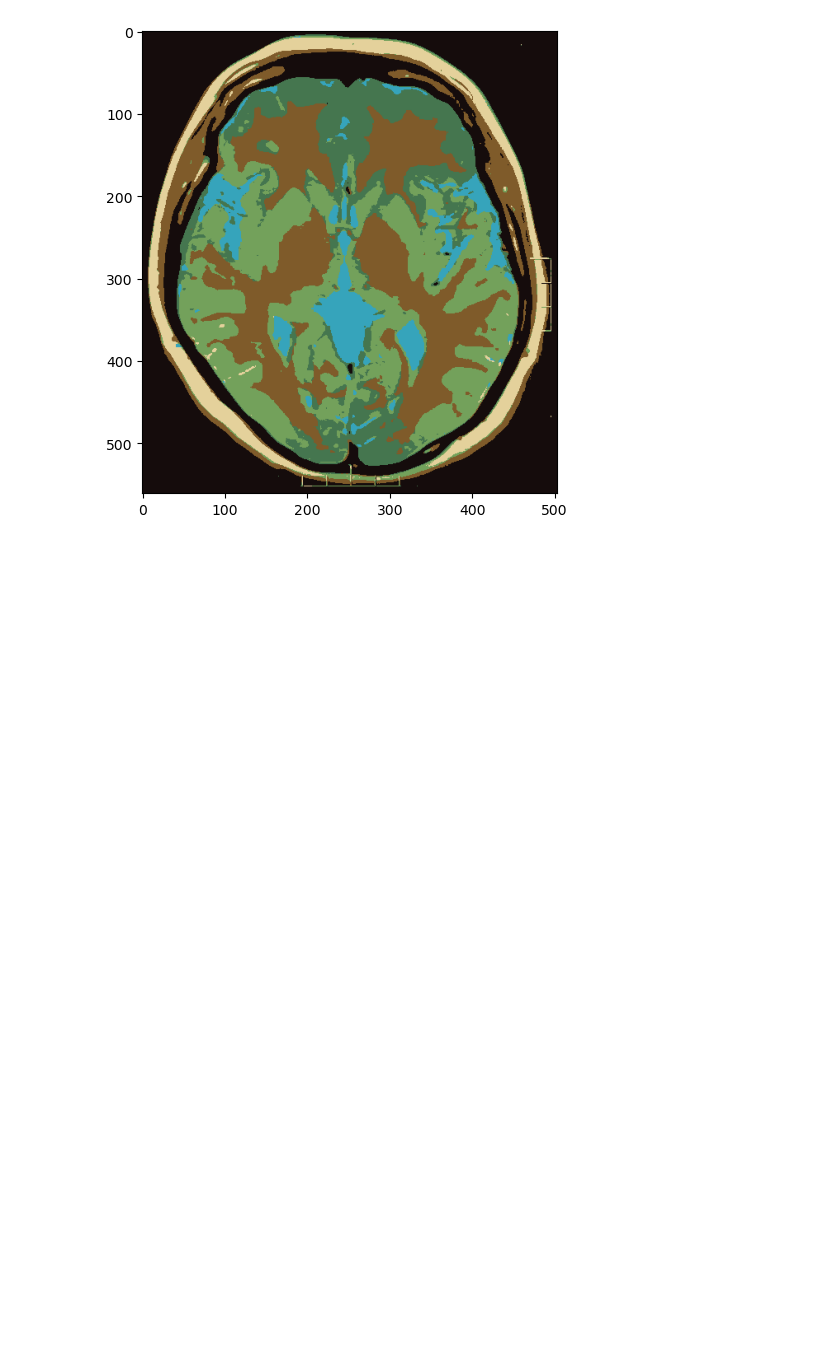
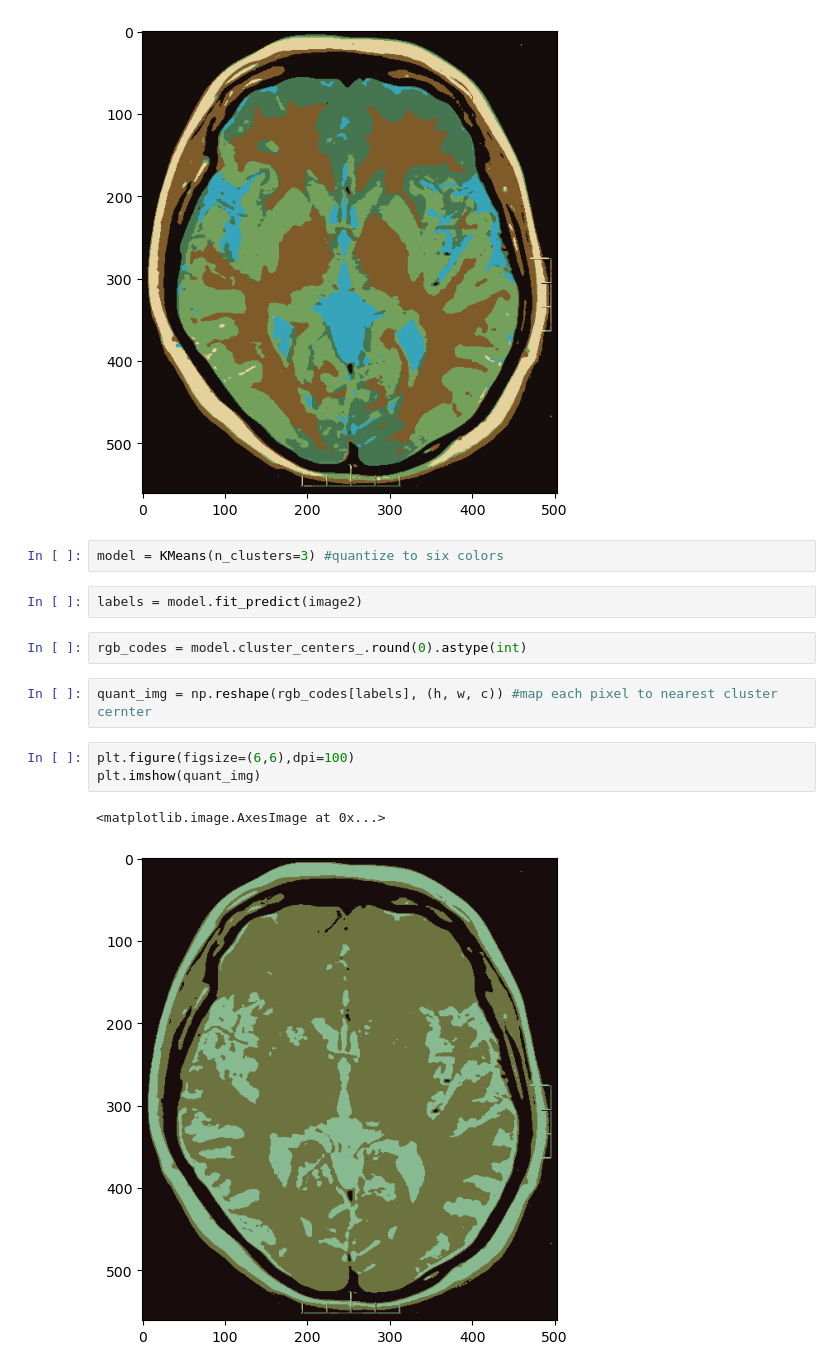
Before and after one commit to skruberk/PythonData, a Jupyter notebook: kmeansImaging.ipynb, the cells around one changed output. Saved outputs shown, nothing was run; the diff lists cells and outputs as text; blank space fills up the shorter version.

Commit message:
color quantization using k means

```diff
--- a/kmeansImaging.ipynb
+++ b/kmeansImaging.ipynb
@@ -49,3 +49,17 @@ plt.imshow(quant_img)
 # %% [output]
 <matplotlib.image.AxesImage at 0x...>
 [figure]
+# %%
+model = KMeans(n_clusters=3) #quantize to six colors
+# %%
+labels = model.fit_predict(image2)
+# %%
+rgb_codes = model.cluster_centers_.round(0).astype(int)
+# %%
+quant_img = np.reshape(rgb_codes[labels], (h, w, c)) #map each pixel to nearest cluster cernter
+# %%
+plt.figure(figsize=(6,6),dpi=100)
+plt.imshow(quant_img)
+# %% [output]
+<matplotlib.image.AxesImage at 0x...>
+[figure, added]
```
Also changed, not shown: parts of 6 cells of this notebook.
